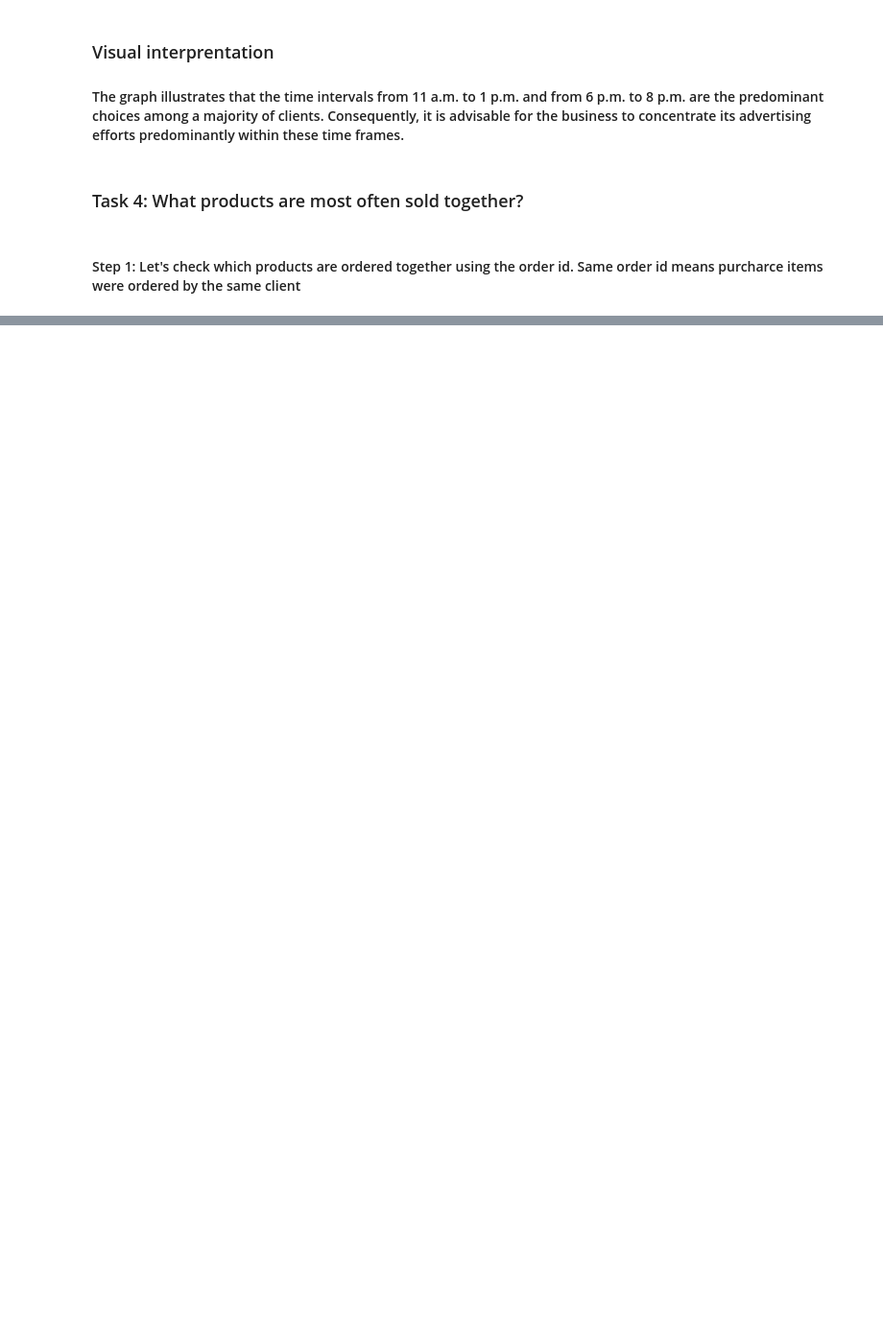
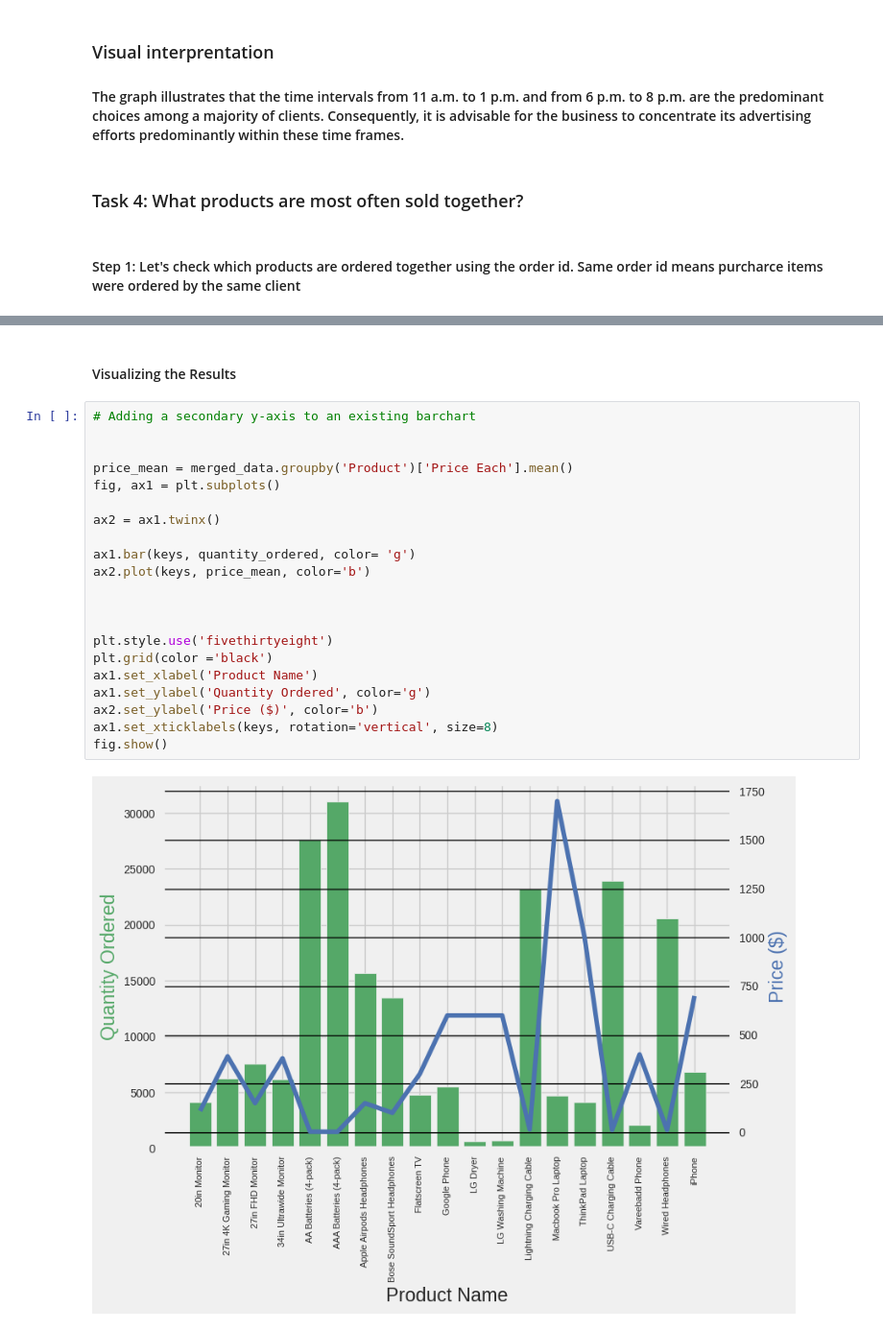
Before and after one commit to EdwinKingori/Sales_analysis, a Jupyter notebook: Sales_data_analysis.ipynb, the cells around one changed output, grey strips where cells are left out. Shown at 96% size. Saved outputs shown, nothing was run; the diff lists cells and outputs as text; blank space fills up the shorter version.

```diff
--- a/Sales_data_analysis.ipynb
+++ b/Sales_data_analysis.ipynb
@@ -590,0 +733,25 @@ df.head(10)
+# %% [markdown]
+#### Visualizing the Results
+# %%
+# Adding a secondary y-axis to an existing barchart
+
+
+price_mean = merged_data.groupby('Product')['Price Each'].mean()
+fig, ax1 = plt.subplots()
+
+ax2 = ax1.twinx()
+
+ax1.bar(keys, quantity_ordered, color= 'g')
+ax2.plot(keys, price_mean, color='b')
+
+
+
+plt.style.use('fivethirtyeight')
+plt.grid(color ='black')
+ax1.set_xlabel('Product Name')
+ax1.set_ylabel('Quantity Ordered', color='g')
+ax2.set_ylabel('Price ($)', color='b')
+ax1.set_xticklabels(keys, rotation='vertical', size=8)
+fig.show()
+# %% [output]
+[figure, added]
```
Also changed, not shown: parts of 22 cells of this notebook.
